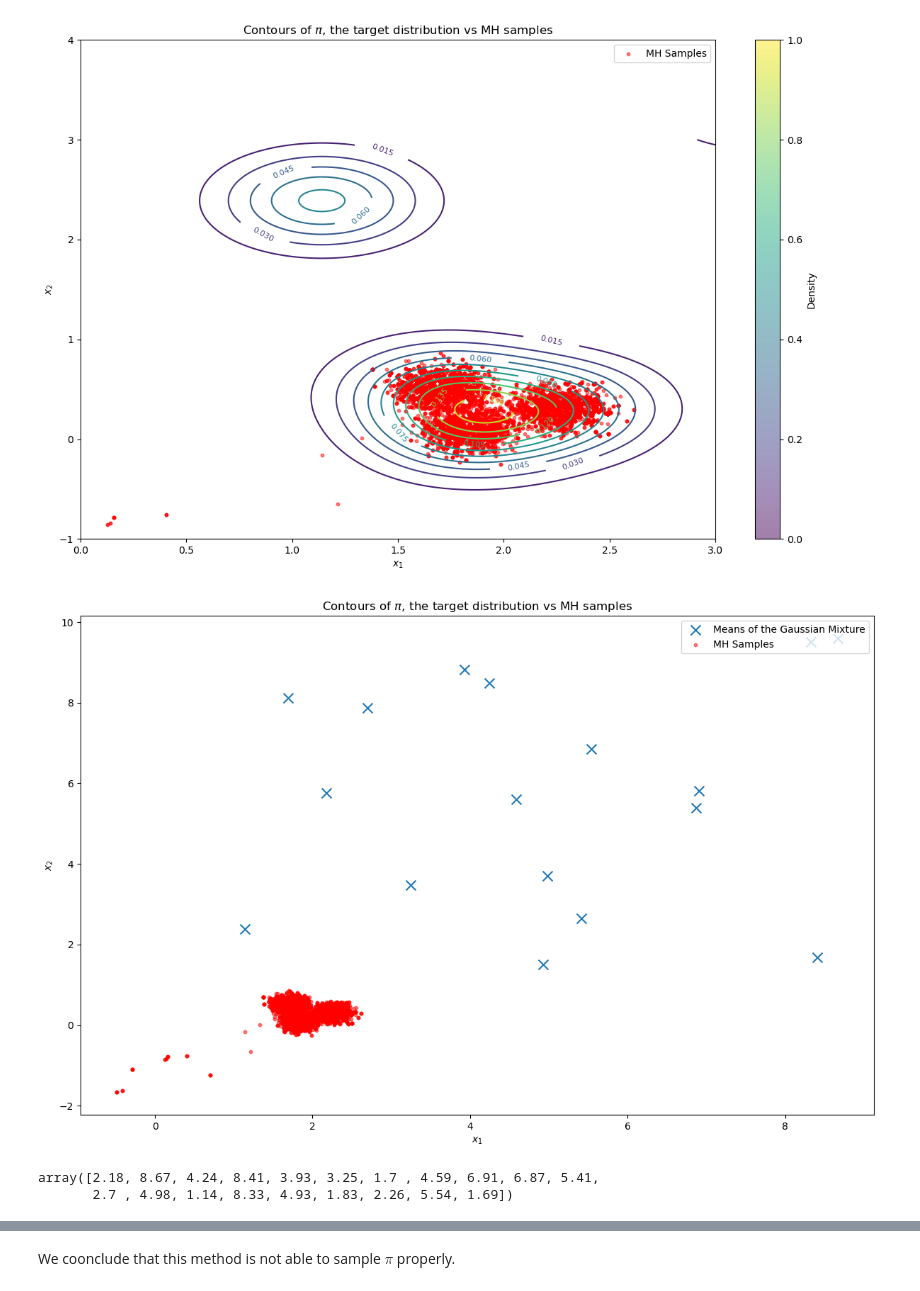
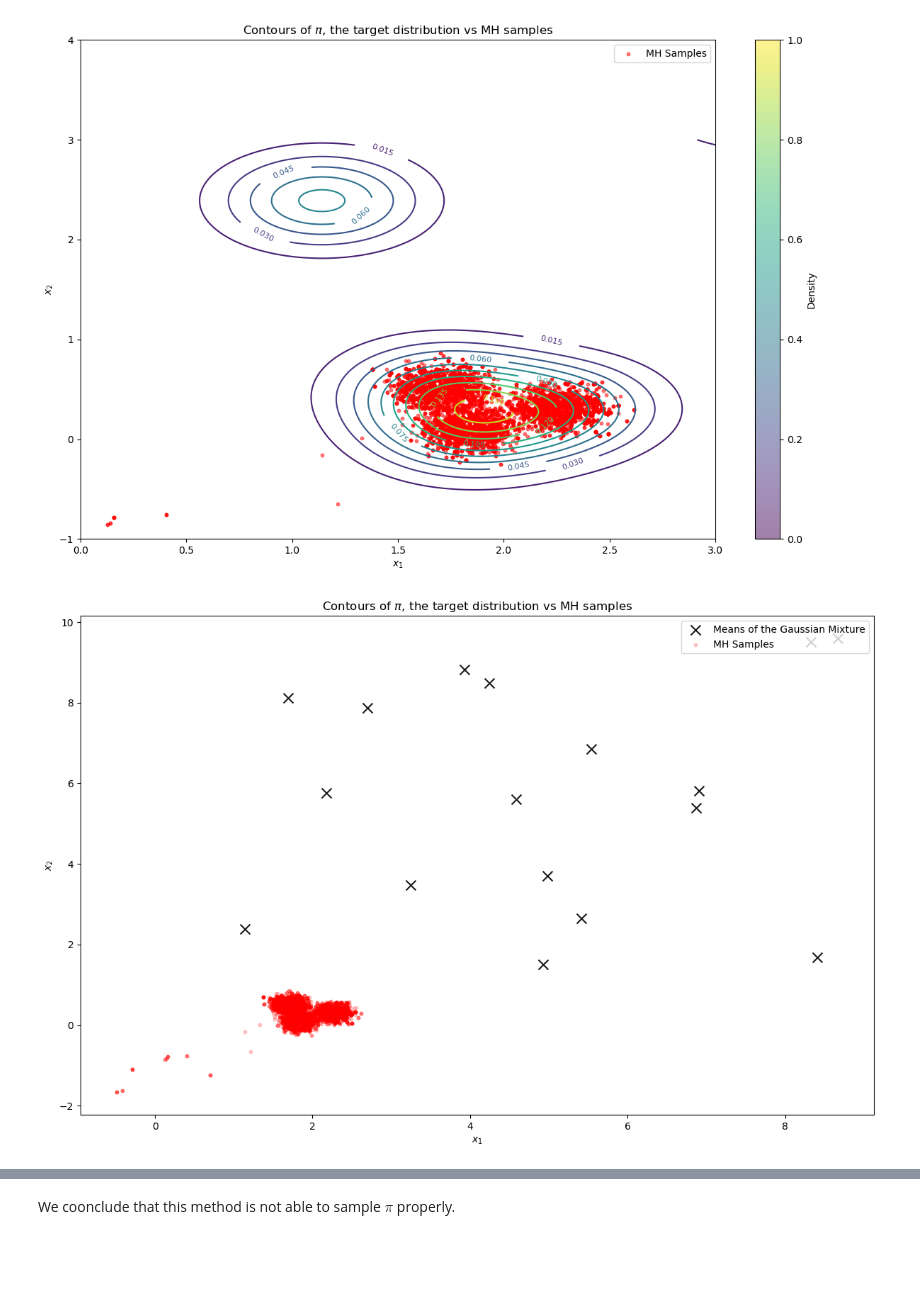
Before and after one commit to AugustinCablant/3A-class, a Jupyter notebook: Computational Statistics/TP4.ipynb, the cells around one changed output, grey strips where cells are left out. Saved outputs shown, nothing was run; the diff lists cells and outputs as text; code cells hidden in the pictures; blank space fills up the shorter version.

```diff
--- a/Computational Statistics/TP4.ipynb
+++ b/Computational Statistics/TP4.ipynb
@@ -520,18 +520,13 @@ plt.show()
 [figure]
 # %%
 plt.figure(figsize=(12, 8))
-plt.scatter(MU[:, 0], MU[:, 1], s = 100, label = 'Means of the Gaussian Mixture', marker = 'x')
-plt.scatter(samples[:, 0], samples[:, 1], s = 10, c = 'red', alpha = 0.5, label = 'MH Samples')
+plt.scatter(MU[:, 0], MU[:, 1], s = 100, label = 'Means of the Gaussian Mixture', marker = 'x', alpha = 0.9, color = 'black')
+plt.scatter(samples[:, 0], samples[:, 1], s = 10, c = 'red', alpha = 0.2, label = 'MH Samples')
 plt.title("Contours of $\pi$, the target distribution vs MH samples")
 plt.xlabel("$x_1$")
 plt.ylabel("$x_2$")
 plt.legend(loc = 'upper right', fontsize=10)
 plt.tight_layout()
 plt.show()
 # %% [output]
-[figure, old version]
+[figure, new version]
-# %%
-MU[:, 0]
-# %% [output]
-array([2.18, 8.67, 4.24, 8.41, 3.93, 3.25, 1.7 , 4.59, 6.91, 6.87, 5.41,
-       2.7 , 4.98, 1.14, 8.33, 4.93, 1.83, 2.26, 5.54, 1.69])
```
Also changed, not shown: parts of 6 cells of this notebook.
